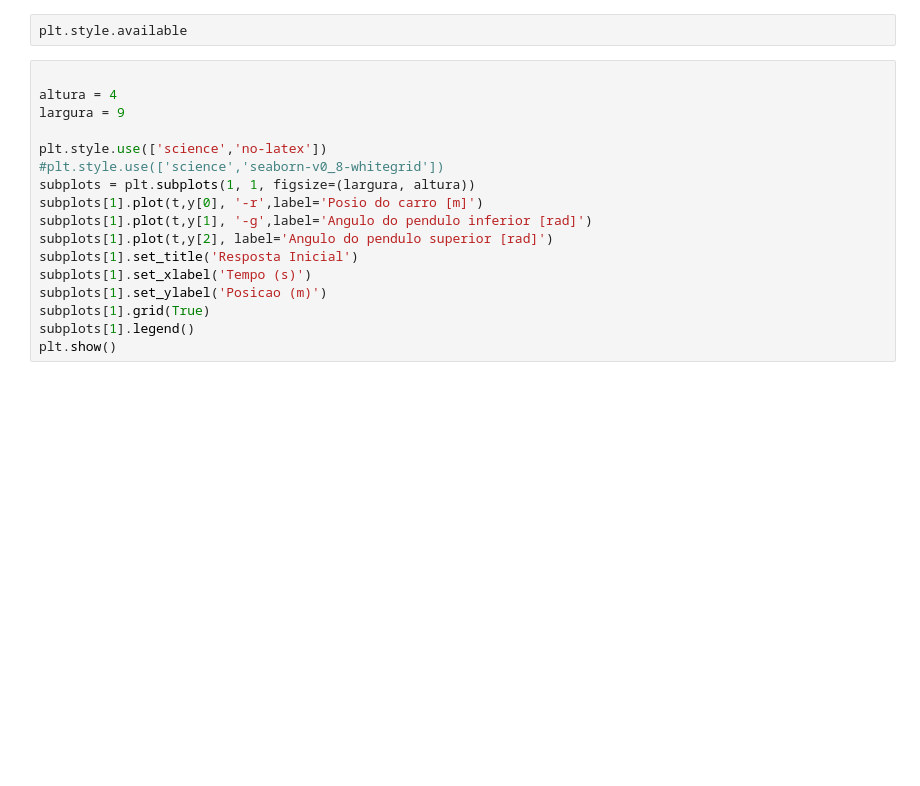
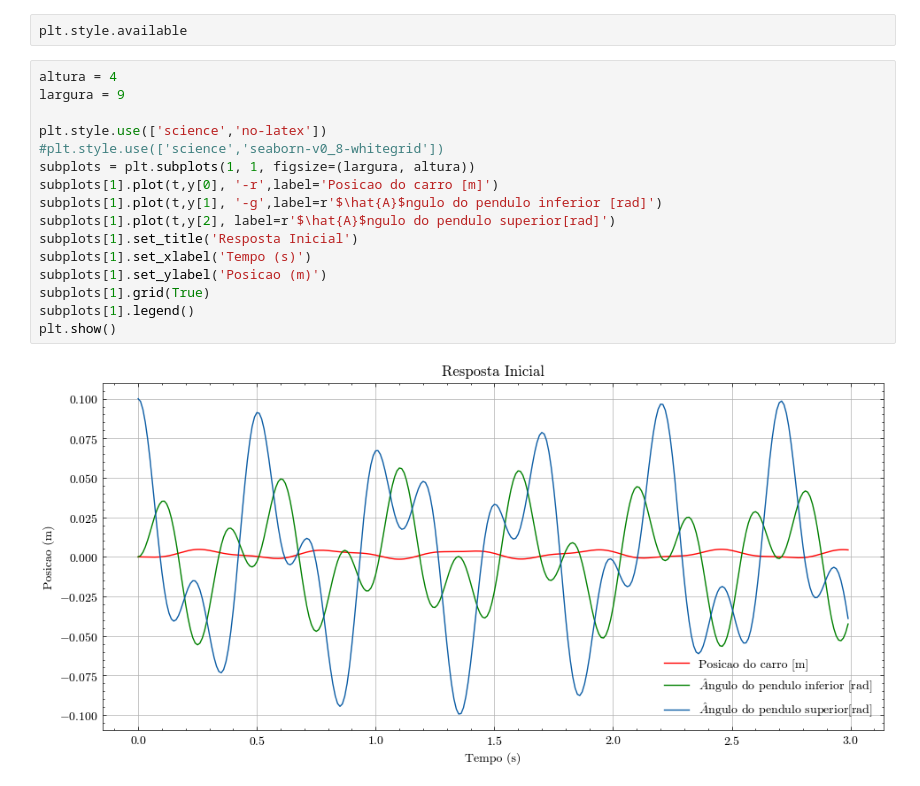
Before and after one commit to thebrendonbarbosa/Projeto_TCC_DPI_Thalyson, a Jupyter notebook: scripts/modelagem_sistema_duplo_pêndulo.ipynb, the cells around one changed output. Drawn from its saved outputs; the diff is of its cells as text; blank space fills up the shorter version.

```diff
--- a/scripts/modelagem_sistema_duplo_pêndulo.ipynb
+++ b/scripts/modelagem_sistema_duplo_pêndulo.ipynb
@@ -357,22 +433,23 @@ r,d = ct.step_response(sys,tp,x0) # Resposta ao degrau
 # %%
 plt.style.available
 # %%
-
 altura = 4
 largura = 9
 
 plt.style.use(['science','no-latex'])
 #plt.style.use(['science','seaborn-v0_8-whitegrid'])
 subplots = plt.subplots(1, 1, figsize=(largura, altura))
-subplots[1].plot(t,y[0], '-r',label='Posio do carro [m]')
-subplots[1].plot(t,y[1], '-g',label='Angulo do pendulo inferior [rad]')
-subplots[1].plot(t,y[2], label='Angulo do pendulo superior [rad]')
+subplots[1].plot(t,y[0], '-r',label='Posicao do carro [m]')
+subplots[1].plot(t,y[1], '-g',label=r'$\hat{A}$ngulo do pendulo inferior [rad]')
+subplots[1].plot(t,y[2], label=r'$\hat{A}$ngulo do pendulo superior[rad]')
 subplots[1].set_title('Resposta Inicial')
 subplots[1].set_xlabel('Tempo (s)')
 subplots[1].set_ylabel('Posicao (m)')
 subplots[1].grid(True)
 subplots[1].legend()
 plt.show()
+# %% [output]
+[figure, added]
 # %%
 altura = 4
 largura = 9
```
Also changed, not shown: parts of 24 cells of this notebook.
